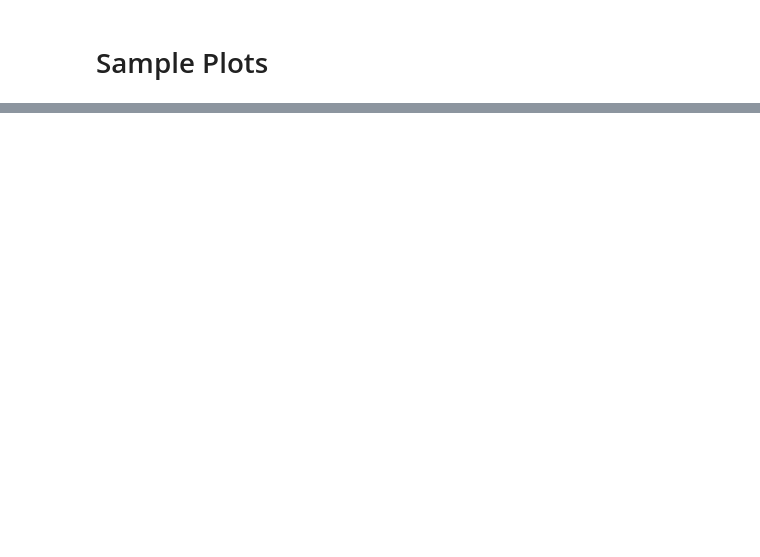
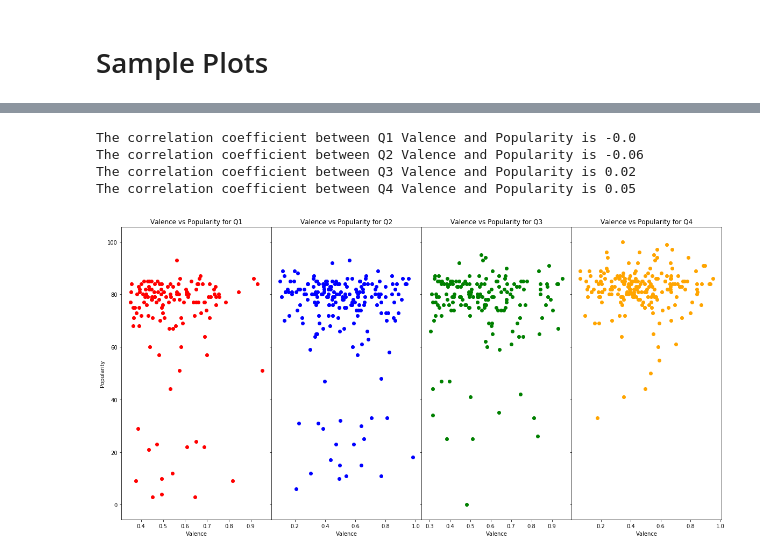
Before and after one commit to navidmalakootikhah/Project-One, a Jupyter notebook: analysis.ipynb, the cells around one changed output, grey strips where cells are left out. Drawn from its saved outputs; the diff is of its cells as text; code cells hidden in the pictures; blank space fills up the shorter version.

```diff
--- a/analysis.ipynb
+++ b/analysis.ipynb
@@ -191,0 +262,35 @@ rvalue
+# %%
+
+# Finding any possible correlation between Valence and popularity
+
+fig2, axs = plt.subplots(1,4,sharex='col', sharey='row',
+                        gridspec_kw={'hspace': 0, 'wspace': 0},figsize=(20,10))
+
+ax1, ax2, ax3, ax4 = axs
+
+ax1.scatter(Valence_q1['Valence'], Valence_q1['Popularity'],color='red')
+ax2.scatter(Valence_q2['Valence'], Valence_q2['Popularity'],color='blue')
+ax3.scatter(Valence_q3['Valence'], Valence_q3['Popularity'],color='green')
+ax4.scatter(Valence_q4['Valence'], Valence_q4['Popularity'],color='orange')
+
+ax1.set_title('Valence vs Popularity for Q1')
+ax2.set_title('Valence vs Popularity for Q2')
+ax3.set_title('Valence vs Popularity for Q3')
+ax4.set_title('Valence vs Popularity for Q4')
+
+ax1.set_xlabel('Valence')
+ax1.set_ylabel('Popularity')
+ax2.set_xlabel('Valence')
+ax3.set_xlabel('Valence')
+ax4.set_xlabel('Valence')
+
+print(f"The correlation coefficient between Q1 Valence and Popularity is {round(pearsonr(Valence_q1['Valence'],Valence_q1['Popularity'])[0],2)}")
+print(f"The correlation coefficient between Q2 Valence and Popularity is {round(pearsonr(Valence_q2['Valence'],Valence_q2['Popularity'])[0],2)}")
+print(f"The correlation coefficient between Q3 Valence and Popularity is {round(pearsonr(Valence_q3['Valence'],Valence_q3['Popularity'])[0],2)}")
+print(f"The correlation coefficient between Q4 Valence and Popularity is {round(pearsonr(Valence_q4['Valence'],Valence_q4['Popularity'])[0],2)}")
+# %% [output]
+The correlation coefficient between Q1 Valence and Popularity is -0.0
+The correlation coefficient between Q2 Valence and Popularity is -0.06
+The correlation coefficient between Q3 Valence and Popularity is 0.02
+The correlation coefficient between Q4 Valence and Popularity is 0.05
+[figure, added]
```
Also changed, not shown: parts of 17 cells of this notebook.
